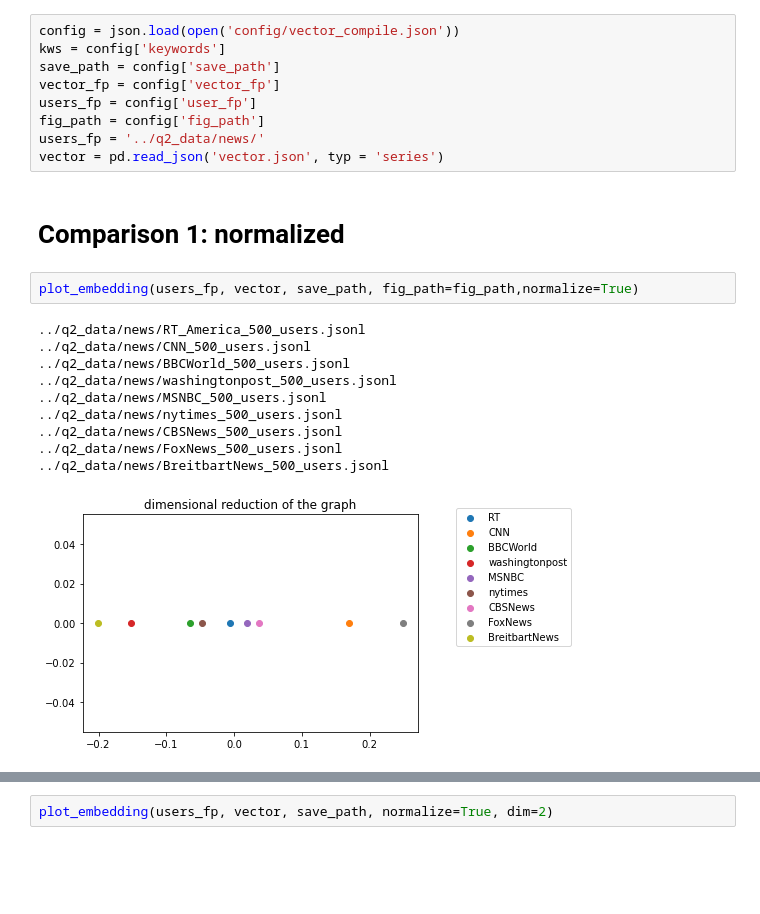
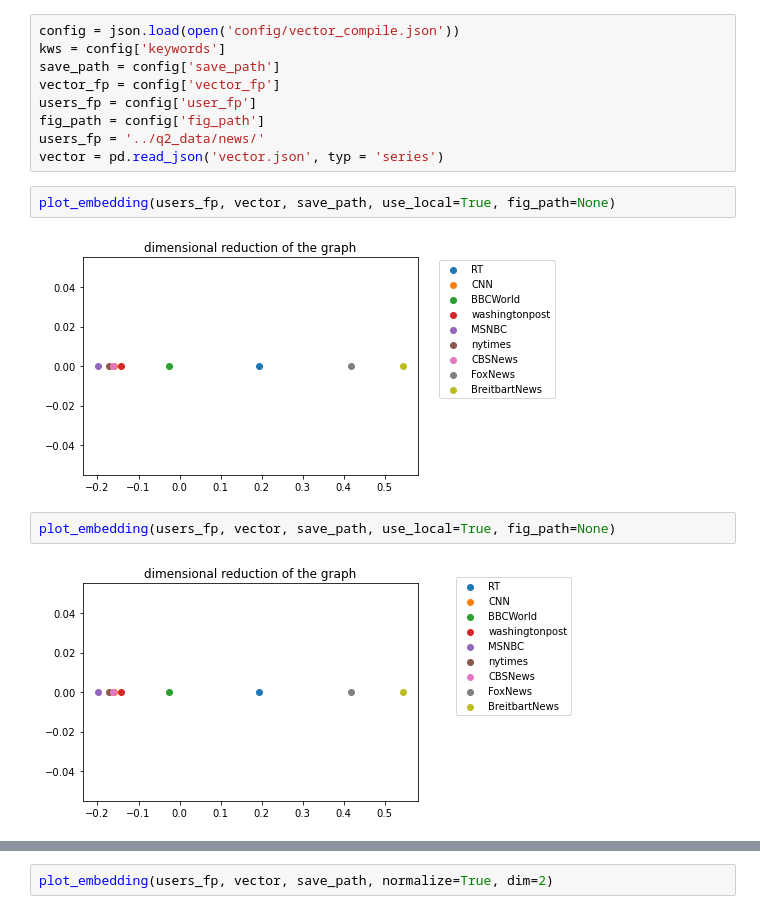
Before and after one commit to ChrisLy99/political_bots, a Jupyter notebook: adjacency_demo.ipynb, the cells around one changed output, grey strips where cells are left out. Cells and saved outputs as stored; diff of their text form; blank space fills up the shorter version.

```diff
--- a/adjacency_demo.ipynb
+++ b/adjacency_demo.ipynb
@@ -30,18 +32,11 @@ users_fp = config['user_fp']
 fig_path = config['fig_path']
 users_fp = '../q2_data/news/'
 vector = pd.read_json('vector.json', typ = 'series')
-# %% [markdown]
-# Comparison 1: normalized
 # %%
-plot_embedding(users_fp, vector, save_path, fig_path=fig_path,normalize=True)
+plot_embedding(users_fp, vector, save_path, use_local=True, fig_path=None)
 # %% [output]
-../q2_data/news/RT_America_500_users.jsonl
-../q2_data/news/CNN_500_users.jsonl
-../q2_data/news/BBCWorld_500_users.jsonl
-../q2_data/news/washingtonpost_500_users.jsonl
-../q2_data/news/MSNBC_500_users.jsonl
-../q2_data/news/nytimes_500_users.jsonl
-../q2_data/news/CBSNews_500_users.jsonl
-../q2_data/news/FoxNews_500_users.jsonl
-../q2_data/news/BreitbartNews_500_users.jsonl
-[figure, old version]
+[figure, new version]
+# %%
+plot_embedding(users_fp, vector, save_path, use_local=True, fig_path=None)
+# %% [output]
+[figure, added]
```
Also changed, not shown: parts of 12 cells of this notebook, 5 other files.
